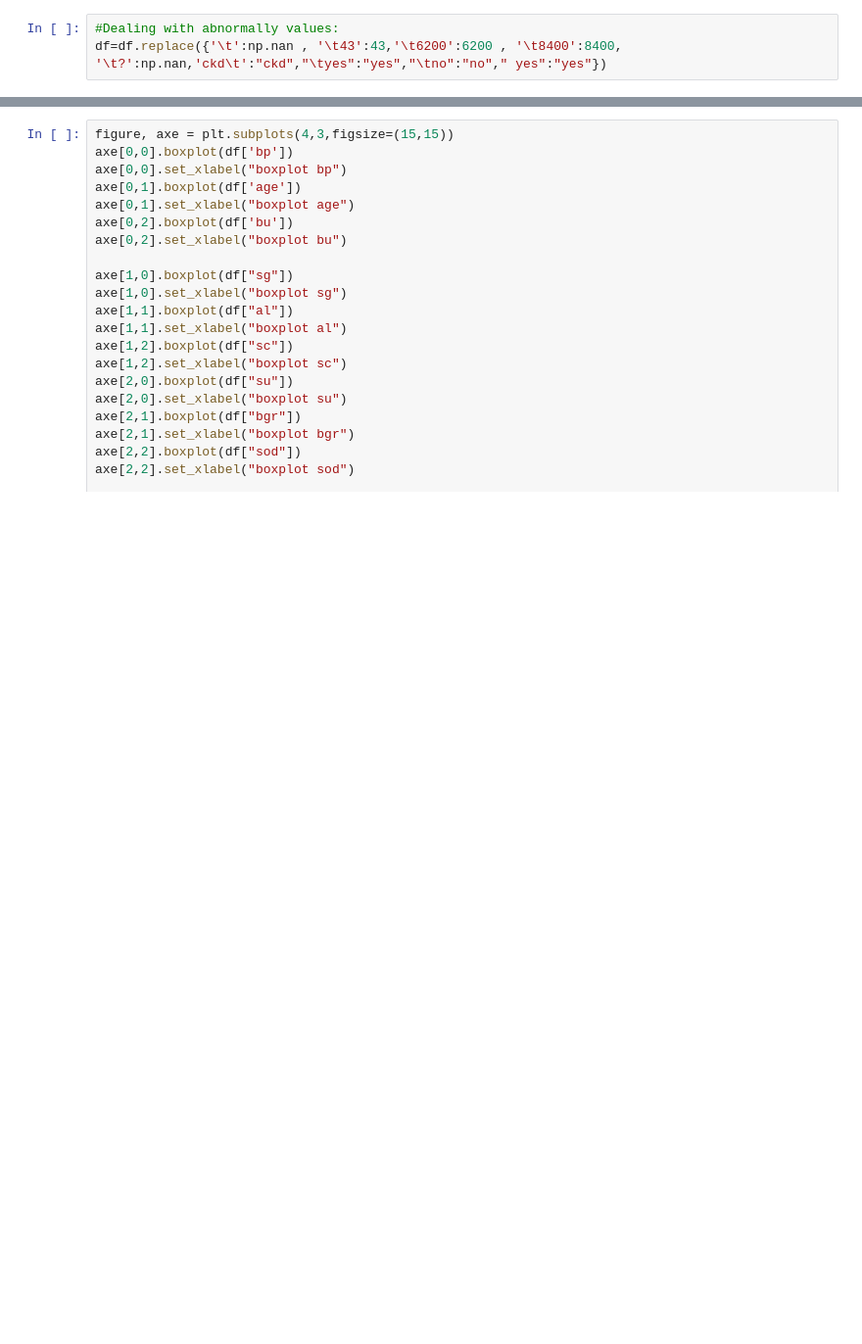
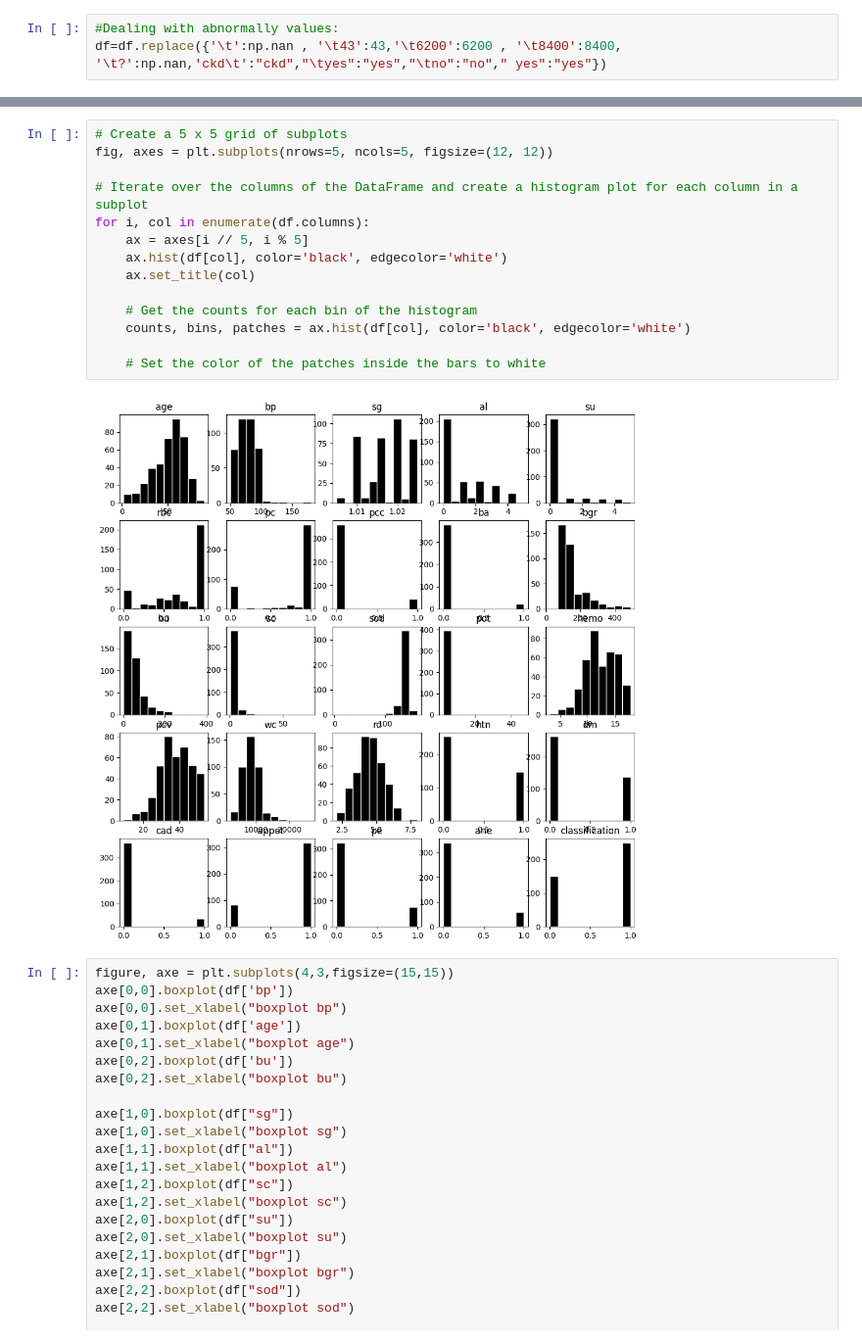
Before and after one commit to syedahmmednorthsouth/ckd_prediction, a Jupyter notebook: kidney.ipynb, the cells around one changed output, grey strips where cells are left out. Shown at 98% size. Saved outputs shown, nothing was run; the diff lists cells and outputs as text; blank space fills up the shorter version.

```diff
--- a/kidney.ipynb
+++ b/kidney.ipynb
@@ -181,3 +210,19 @@ df =pd.DataFrame(df,columns=['age', 'bp', 'sg', 'al', 'su', 'rbc', 'pc', 'pcc',
+# %%
+# Create a 5 x 5 grid of subplots
+fig, axes = plt.subplots(nrows=5, ncols=5, figsize=(12, 12))
+
+# Iterate over the columns of the DataFrame and create a histogram plot for each column in a subplot
+for i, col in enumerate(df.columns):
+    ax = axes[i // 5, i % 5]
+    ax.hist(df[col], color='black', edgecolor='white')
+    ax.set_title(col)
+
+    # Get the counts for each bin of the histogram
+    counts, bins, patches = ax.hist(df[col], color='black', edgecolor='white')
+
+    # Set the color of the patches inside the bars to white
+# %% [output]
+[figure, added]
 # %%
 figure, axe = plt.subplots(4,3,figsize=(15,15))
 axe[0,0].boxplot(df['bp'])
```
Also changed, not shown: parts of 31 cells of this notebook.
